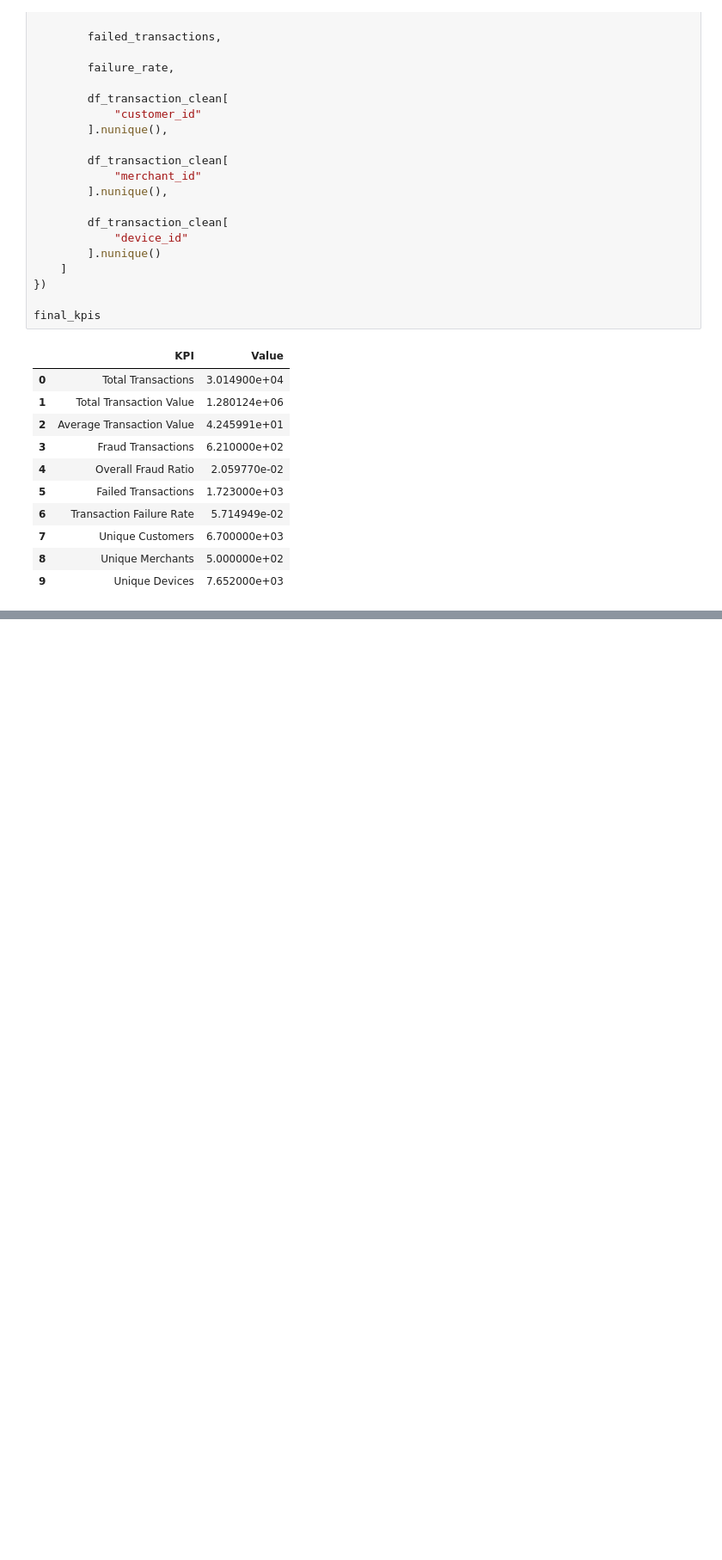
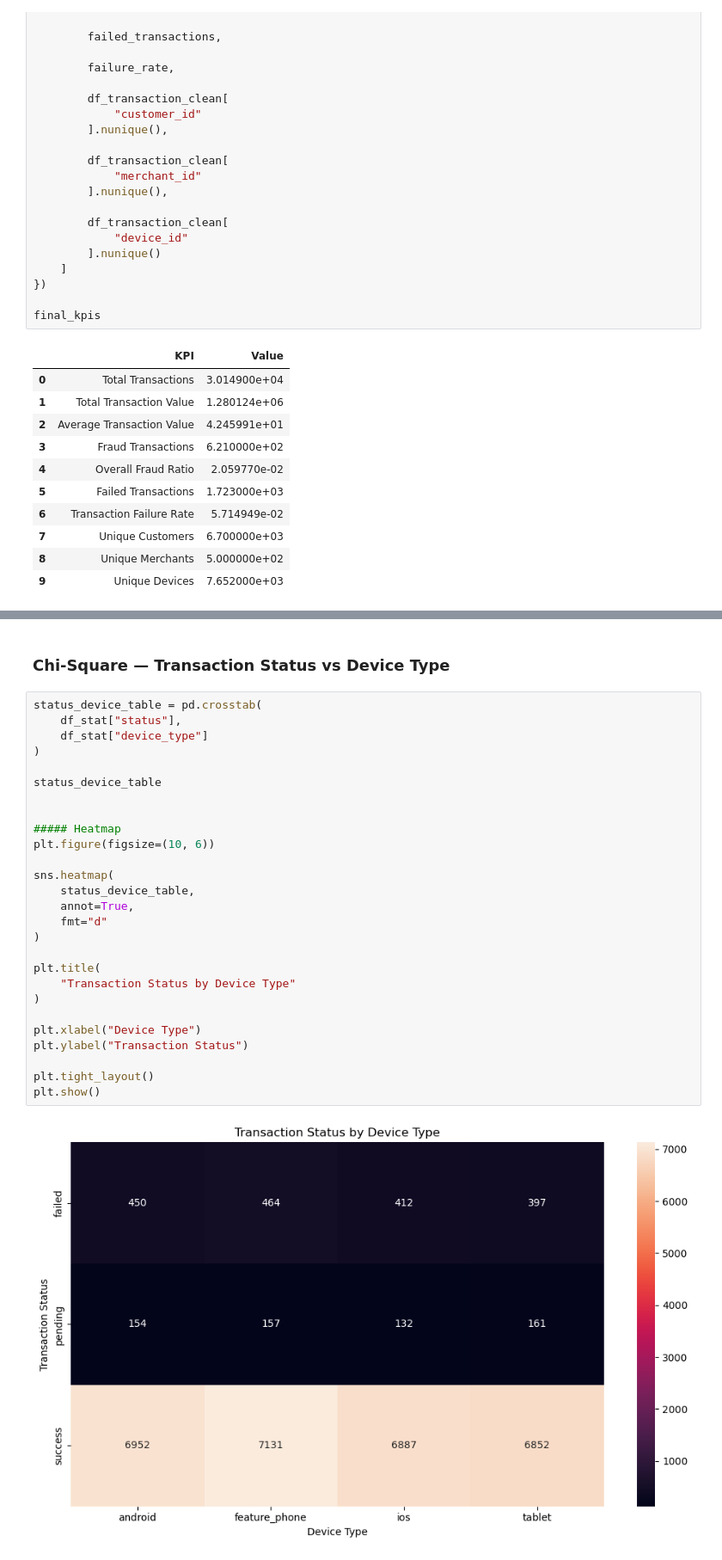
Before and after one commit to arinmac26-sys/UPI_Transaction_Analysis, a Jupyter notebook: Python/UPI_Transaction_Capstone_Project.ipynb, the cells around one changed output, grey strips where cells are left out. Shown at 86% size. Saved outputs shown, nothing was run; the diff lists cells and outputs as text; blank space fills up the shorter version.

```diff
--- a/Python/UPI_Transaction_Capstone_Project.ipynb
+++ b/Python/UPI_Transaction_Capstone_Project.ipynb
@@ -2012,0 +2410,31 @@ final_kpis
+# %% [markdown]
+### Chi-Square — Transaction Status vs Device Type
+# %%
+status_device_table = pd.crosstab(
+    df_stat["status"],
+    df_stat["device_type"]
+)
+
+status_device_table
+
+
+##### Heatmap
+plt.figure(figsize=(10, 6))
+
+sns.heatmap(
+    status_device_table,
+    annot=True,
+    fmt="d"
+)
+
+plt.title(
+    "Transaction Status by Device Type"
+)
+
+plt.xlabel("Device Type")
+plt.ylabel("Transaction Status")
+
+plt.tight_layout()
+plt.show()
+# %% [output]
+[figure, added]
```
Also changed, not shown: parts of 35 cells of this notebook.
